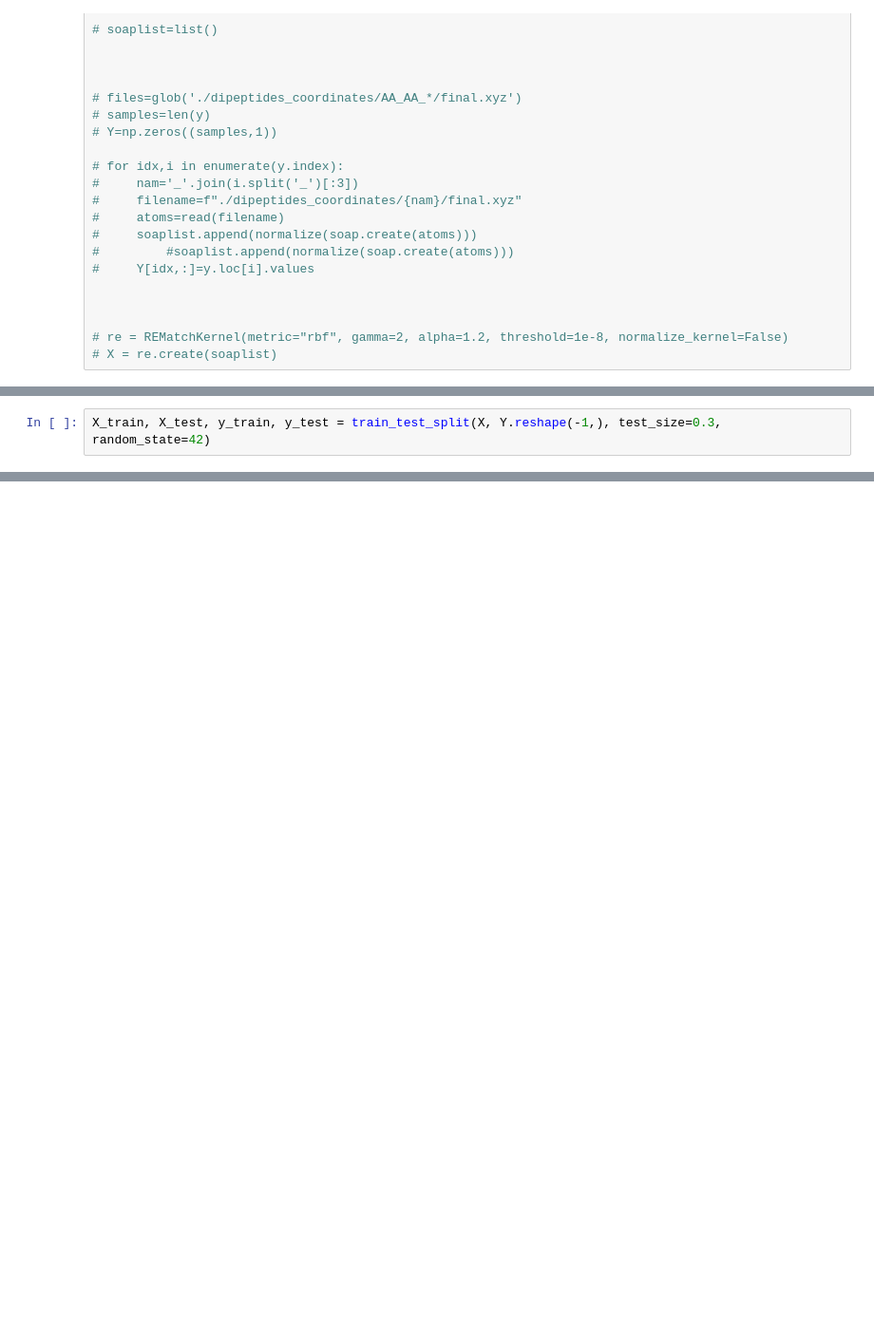
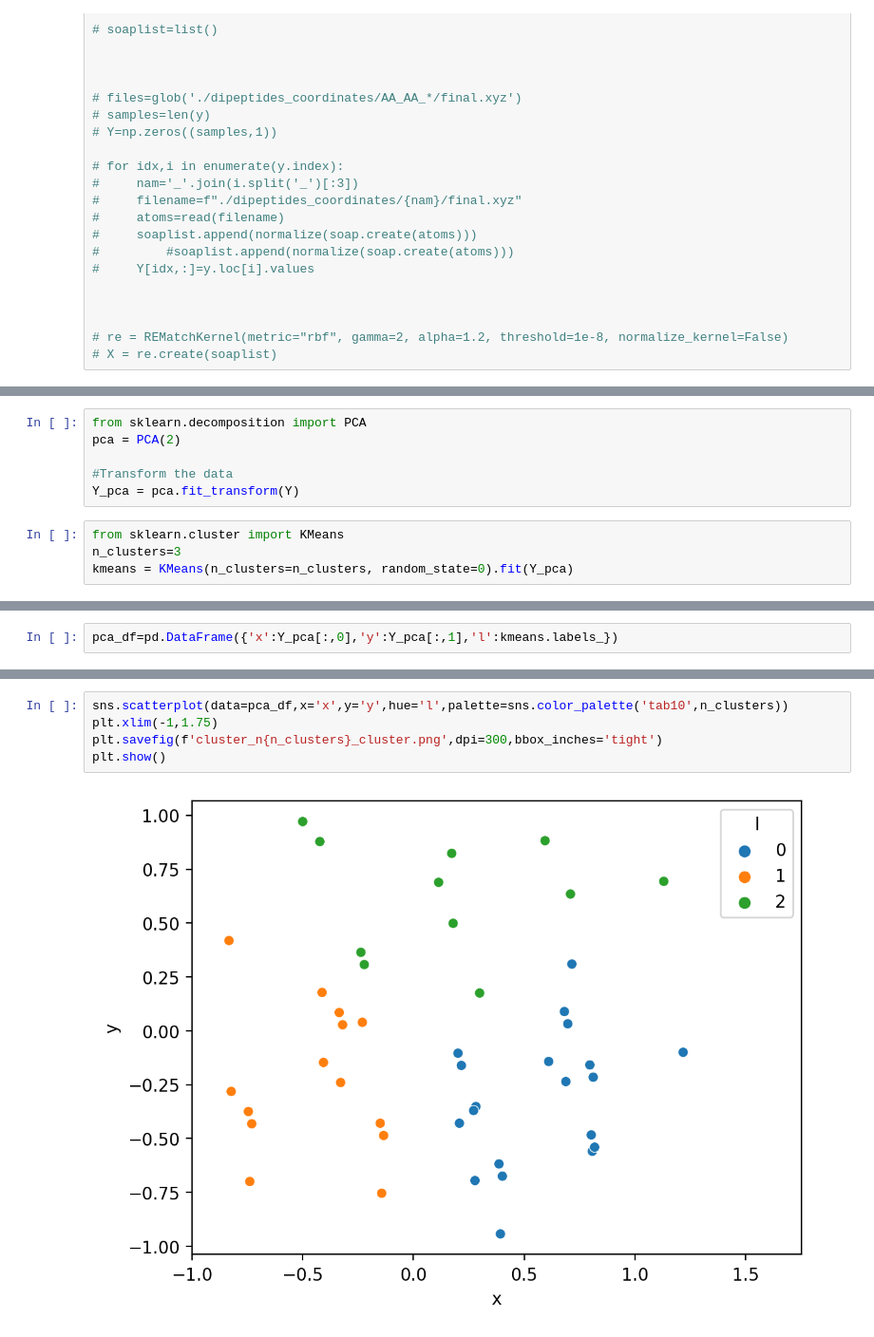
Before and after one commit to ChemRacer/dipeptide_co2, a Jupyter notebook: ML.ipynb, the cells around one changed output, grey strips where cells are left out. Shown at 95% size. Saved outputs shown, nothing was run; the diff lists cells and outputs as text; blank space fills up the shorter version.

```diff
--- a/ML.ipynb
+++ b/ML.ipynb
@@ -384,2 +411,10 @@ print(X.shape,Y.shape)
+# %%
+from sklearn.decomposition import PCA
+pca = PCA(2)
+
+#Transform the data
+Y_pca = pca.fit_transform(Y)
 # %%
-X_train, X_test, y_train, y_test = train_test_split(X, Y.reshape(-1,), test_size=0.3, random_state=42)
+from sklearn.cluster import KMeans
+n_clusters=3
+kmeans = KMeans(n_clusters=n_clusters, random_state=0).fit(Y_pca)
@@ -602,0 +421,2 @@ plt.show()
+# %%
+pca_df=pd.DataFrame({'x':Y_pca[:,0],'y':Y_pca[:,1],'l':kmeans.labels_})
@@ -602,0 +630,7 @@ plt.show()
+# %%
+sns.scatterplot(data=pca_df,x='x',y='y',hue='l',palette=sns.color_palette('tab10',n_clusters))
+plt.xlim(-1,1.75)
+plt.savefig(f'cluster_n{n_clusters}_cluster.png',dpi=300,bbox_inches='tight')
+plt.show()
+# %% [output]
+[figure, added]
```
Also changed, not shown: parts of 59 cells of this notebook, 11 other files.
